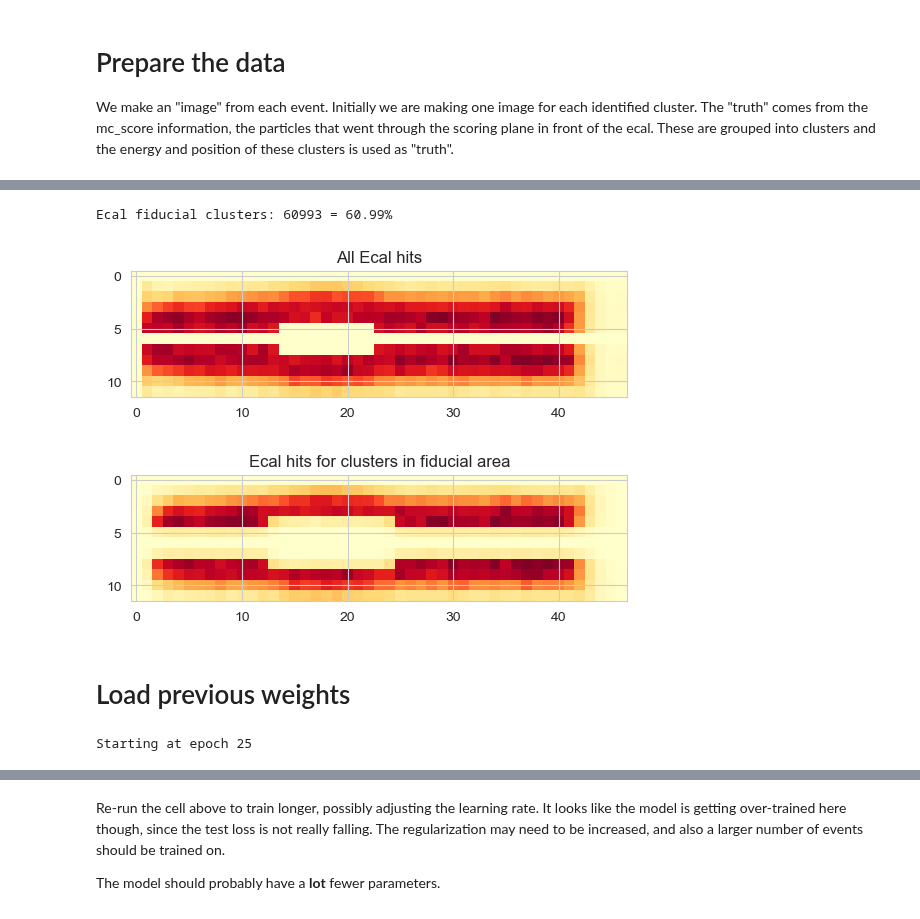
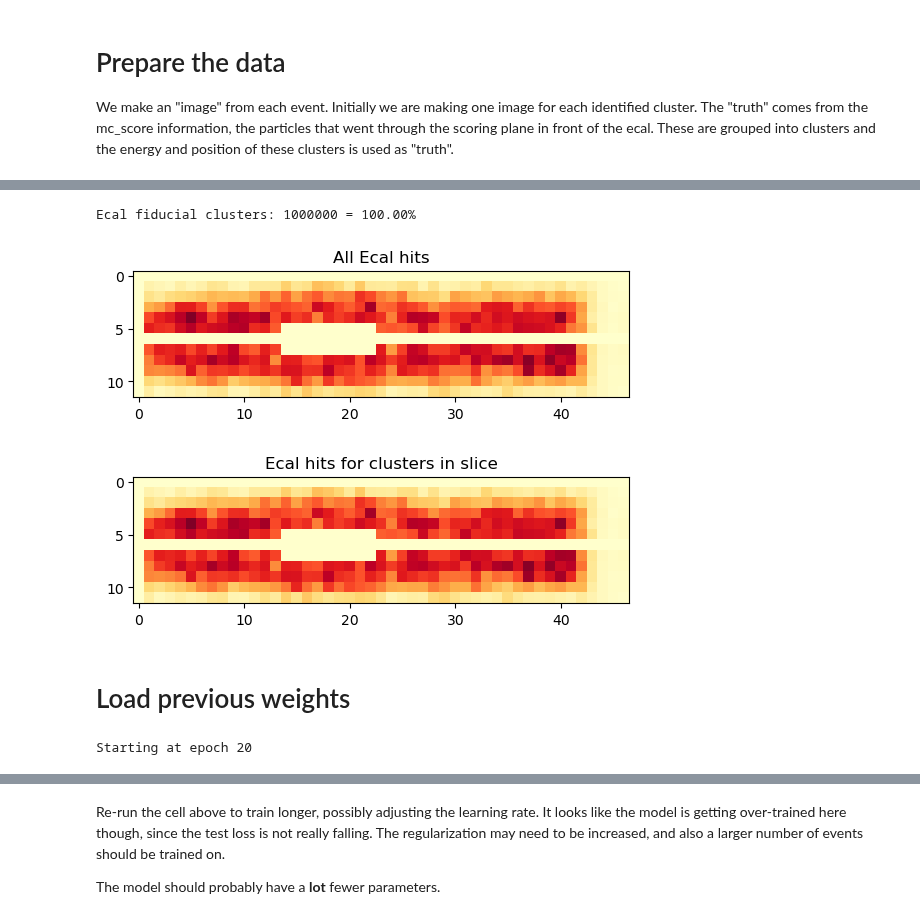
Before and after one commit to mholtrop/Analysis, a Jupyter notebook: MC2021/MC_CNN_Test.ipynb, the cells around one changed output, grey strips where cells are left out. Saved outputs shown, nothing was run; the diff lists cells and outputs as text; code cells hidden in the pictures.

```diff
--- a/MC2021/MC_CNN_Test.ipynb
+++ b/MC2021/MC_CNN_Test.ipynb
@@ -221,11 +221,12 @@ The "truth" comes from the mc_score information, the particles that went through
 are grouped into clusters and the energy and position of these clusters is used as "truth".
 # %%
 event = 0          # Starting event number.
-batch_size = 100000 # Number of clusters in the output data.
+batch_size = 1000000 # Number of clusters in the output data.
+mini_batch_size = 64
 y_size = 12
 x_size = 47
-x_scaling = 10000   # Scale the x and y variables to reduce the contribution to the loss.
-y_scaling = 10000
+x_scaling = 100   # Scale the x and y variables to reduce the contribution to the loss.
+y_scaling = 100
 # Input training data: the last 1 is for 1 color channel, so we can use standard CNN trainer.
 ecal_hits = np.zeros([batch_size,y_size,x_size,1],dtype=np.float32)
 ecal_is_fiducial = np.zeros([batch_size],dtype=bool)
@@ -300,13 +304,27 @@ We got more ECal clusters than score clusters 3166 times.
 # %%
-n_fid_clus = len(ecal_hits[ecal_is_fiducial == True])
+# Choose the data_slice, i.e. make a selection of which events we actually use. An array of ones means all events.
+# You can also make some cut here, i.e. choose fiducial region only.
+data_slice = np.ones_like(ecal_is_fiducial)
+# data_slice[120000:] = 0
+# data_slice = ecal_is_fiducial==True
+n_fid_clus = len(ecal_hits[data_slice])
 print(f"Ecal fiducial clusters: {n_fid_clus:d} = {100*n_fid_clus/out_evt:4.2f}%")
-plt.imshow(np.sum(ecal_hits[:],axis=0),cmap="YlOrRd")
+plt.imshow(np.sum(ecal_hits[:10000],axis=0),cmap="YlOrRd")
 plt.title("All Ecal hits")
 plt.show()
-plt.imshow(np.sum(ecal_hits[ecal_is_fiducial==True][:],axis=0),cmap="YlOrRd")
-plt.title("Ecal hits for clusters in fiducial area")
+plt.imshow(np.sum(ecal_hits[data_slice][:10000],axis=0),cmap="YlOrRd")
+plt.title("Ecal hits for clusters in slice")
 plt.show()
+n_training = n_fid_clus//2
+fid_ecal_hits = ecal_hits[data_slice]
+fid_ecal_truth = ecal_truth[data_slice]
+x_train = fid_ecal_hits[:n_training]
+y_train = fid_ecal_truth[:n_training,0:1]
+x_test = fid_ecal_hits[n_training:]
+y_test = fid_ecal_truth[n_training:,0:1]
+#train_ds = tf.data.Dataset.from_tensor_slices((x_train, y_train)).shuffle(n_training).batch(32)
+#test_ds = tf.data.Dataset.from_tensor_slices((x_test, y_test)).batch(32)
 # %% [output]
-Ecal fiducial clusters: 60993 = 60.99%
+Ecal fiducial clusters: 1000000 = 100.00%
-[figure, old version]
+[figure, new version]
-[figure, old version]
+[figure, new version]
@@ -323,29 +331,13 @@ test_ds = tf.data.Dataset.from_tensor_slices((x_test, y_test)).batch(32)
 # %% [markdown]
 # Load previous weights
-# %%
-Load_Previous_Numbers = True
-epoch = 0
-if Load_Previous_Numbers:
-    latest = tf.train.latest_checkpoint(checkpoint_dir)
-    epoch = int(os.path.basename(latest)[12:16])
-    model.load_weights(latest)
-
-# # Load_File = "CNN_Weights_(32,5)(64,3)(128,3)(513)(128)_relu.json"
-# Load_File = "CNN_Weights_1.json"
-# if Load_Previous_Numbers:
-#     with open(Load_File,"r") as read_file:
-#         import json
-#         from json import JSONEncoder
-#         class NumpyArrayEncoder(JSONEncoder):
-#             """This is a helper class deriving from JSONEncoder to help write np.array objects to disk in JSON format.
-#             The code came from: https://pynative.com/python-serialize-numpy-ndarray-into-json/"""
-#             def default(self, obj):
-#                 if isinstance(obj, np.ndarray):
-#                     return obj.tolist()
-#                 return JSONEncoder.default(self, obj)
-#         decodedArray = json.load(read_file)
-#         ww = decodedArray['model_weights']
-#         model.set_weights(ww)
-print(f"Starting at epoch {epoch}")
-# %% [output]
-Starting at epoch 25
+# %%
+Load_Previous_Numbers = True
+epoch = 0
+if Load_Previous_Numbers:
+    latest = tf.train.latest_checkpoint(checkpoint_dir)
+    epoch = int(os.path.basename(latest)[12:16])
+    model.load_weights(latest)
+
+print(f"Starting at epoch {epoch}")
+# %% [output]
+Starting at epoch 20
```
Also changed, not shown: parts of 19 cells of this notebook, 1 other file.
